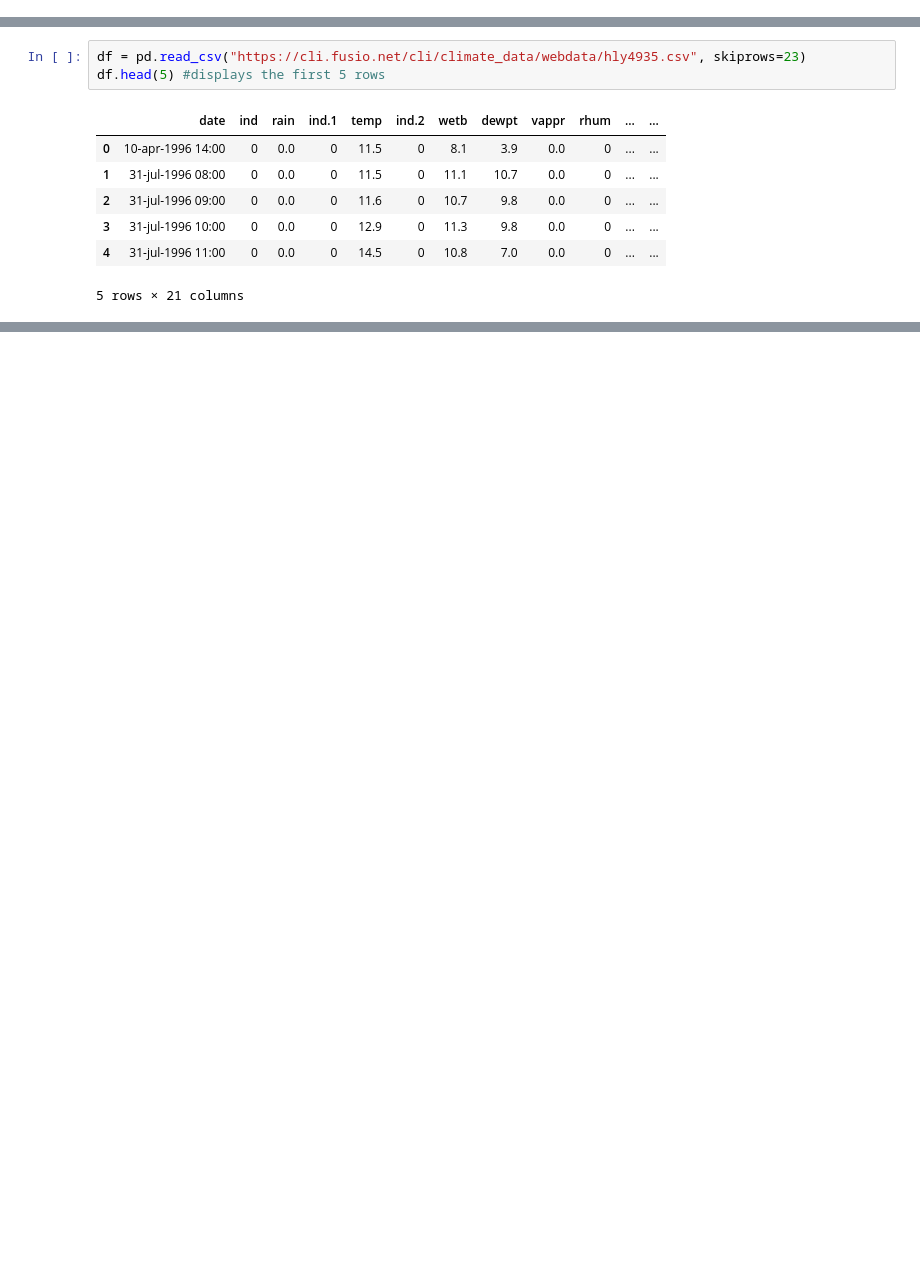
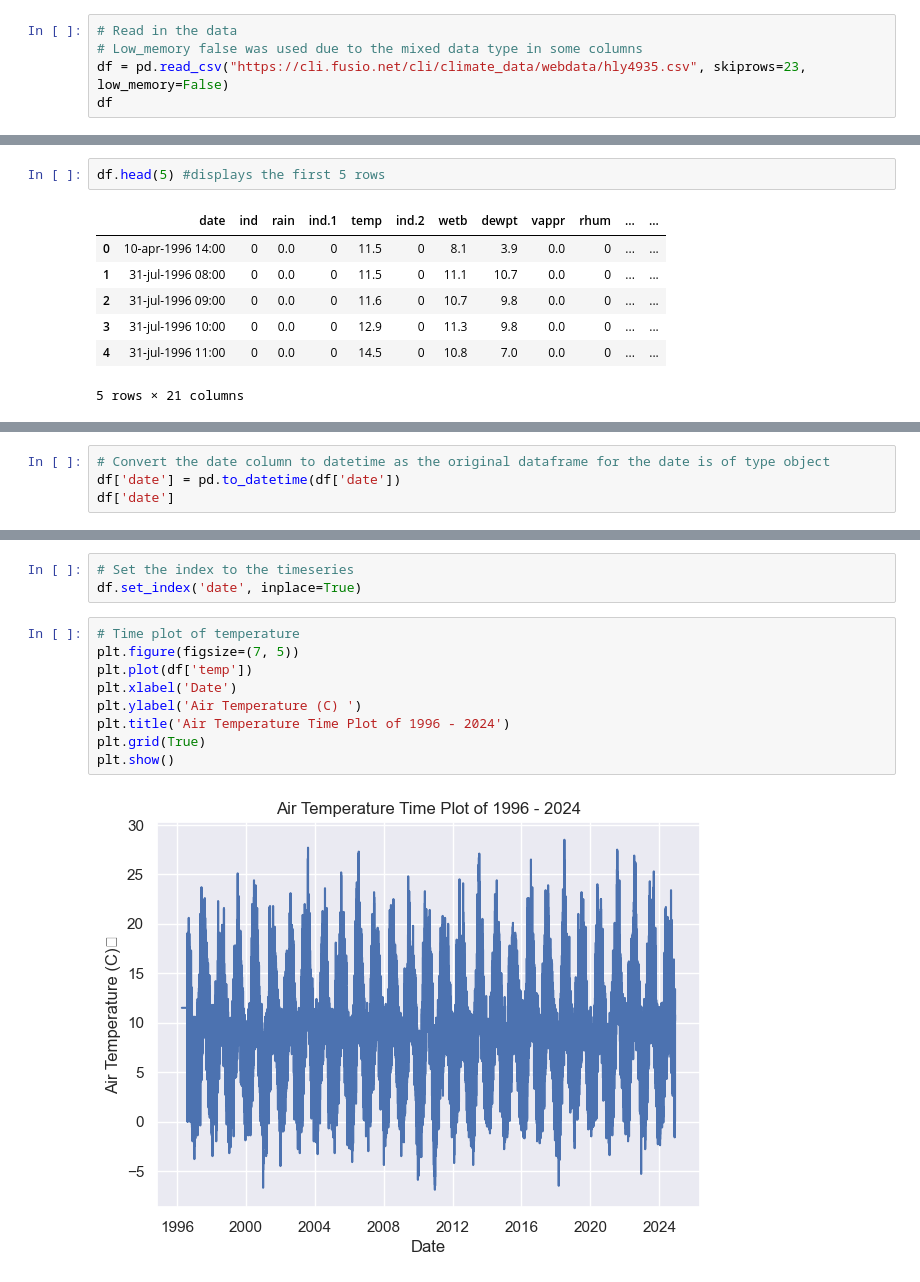
Before and after one commit to Gtalen/PFDA, a Jupyter notebook: pfda_assignment/assignment_6_weather.ipynb, the cells around one changed output, grey strips where cells are left out. Drawn from its saved outputs; the diff is of its cells as text; blank space fills up the shorter version.

Commit message:
data cleaning

```diff
--- a/pfda_assignment/assignment_6_weather.ipynb
+++ b/pfda_assignment/assignment_6_weather.ipynb
@@ -38,0 +50,5 @@ You do not need to over comment your code. Marks will be given for how nice the
+# %%
+# Read in the data
+# Low_memory false was used due to the mixed data type in some columns
+df = pd.read_csv("https://cli.fusio.net/cli/climate_data/webdata/hly4935.csv", skiprows=23, low_memory=False)
+df
@@ -39,5 +76,4 @@ You do not need to over comment your code. Marks will be given for how nice the
 # %%
-df = pd.read_csv("https://cli.fusio.net/cli/climate_data/webdata/hly4935.csv", skiprows=23)
 df.head(5) #displays the first 5 rows
 # %% [output]
 |  | date | ind | rain | ind.1 | temp | ind.2 | wetb | dewpt | vappr | rhum | ... | ... |
@@ -49,0 +177,4 @@ df.head(5) #displays the first 5 rows
+# %%
+# Convert the date column to datetime as the original dataframe for the date is of type object
+df['date'] = pd.to_datetime(df['date'])
+df['date']
@@ -49,0 +194,14 @@ df.head(5) #displays the first 5 rows
+# %%
+# Set the index to the timeseries
+df.set_index('date', inplace=True)
+# %%
+# Time plot of temperature
+plt.figure(figsize=(7, 5))
+plt.plot(df['temp'])
+plt.xlabel('Date')
+plt.ylabel('Air Temperature (C)	')
+plt.title('Air Temperature Time Plot of 1996 - 2024')
+plt.grid(True)
+plt.show()
+# %% [output]
+[figure, added]
```
Also changed, not shown: parts of 19 cells of this notebook, 2 other files.
